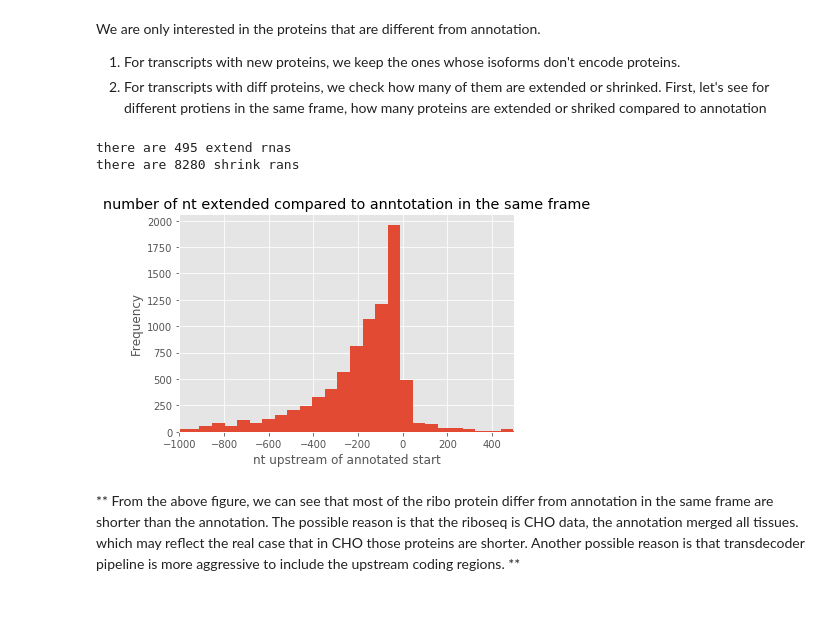
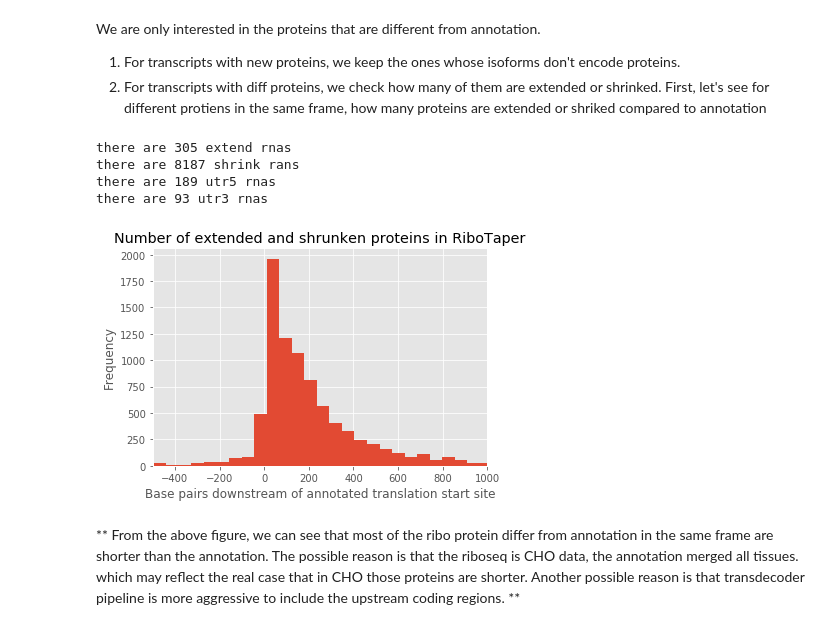
Before and after one commit to LewisLabUCSD/Proteogenomics, a Jupyter notebook: Ribotaper_result_analysis.ipynb, the cells around one changed output. Saved outputs shown, nothing was run; the diff lists cells and outputs as text; code cells hidden in the pictures.

```diff
--- a/Ribotaper_result_analysis.ipynb
+++ b/Ribotaper_result_analysis.ipynb
@@ -21,7 +21,7 @@ ham_gff = pasa_path + '/03_pasa_stringtie.gff3'
 In the RiboTaper result file ORFs_max_filt, the CDS start and stop position is represented using start position of P site, in the downstream analysis it would be easier to change it to the typical position as gff file.
 # %%
 def get_rna_coding_regions(rna_fa):
-    '''this function gets the start and end positions of CDS in rna sequence in the form
+    '''this function gets the start and end positions of CDS relative to rna sequence in the form
     {rna:[cds_s,cds_e]}'''
     rna_dic = SeqIO.index(picr_rna,'fasta')
     cds_s_e_dic = {}
@@ -30,7 +30,9 @@ def get_rna_coding_regions(rna_fa):
         try:
             pos = re.search('(?<=CDS=).+?(?=$)',desp).group(0).split('-')
             pos = [int(p) for p in pos]
-            cds_s_e_dic['-'.join(r.split('_'))] = pos
+            pos[0] -= 1
+#             cds_s_e_dic['-'.join(r.split('_'))] = pos
+            cds_s_e_dic[r] = pos
         except:
             pass
     return cds_s_e_dic
@@ -38,13 +40,13 @@ def get_rna_coding_regions(rna_fa):
 # change anno start and end position to gff format, 1 based
 cds_s_e_dic = get_rna_coding_regions(picr_rna)
 orf_fil_df = pd.read_csv(orf_fil,sep='\t',header=0)
+orf_fil_df['transcript_id'] = orf_fil_df['transcript_id'].map(lambda x: '_'.join(x.split('-')))
 orf_fil_df['annotated_start'] = orf_fil_df['transcript_id'].map(lambda x:
-                        cds_s_e_dic[x][0] if x in cds_s_e_dic else None)
+                        int(cds_s_e_dic[x][0]) if x in cds_s_e_dic else None)
 orf_fil_df['annotated_stop'] = orf_fil_df['transcript_id'].map(lambda x:
-                        cds_s_e_dic[x][1] if x in cds_s_e_dic else None)
+                        int(cds_s_e_dic[x][1]) if x in cds_s_e_dic else None)
 orf_fil_df['stop_pos'] += 2
 orf_fil_df['start_pos'] -= 1
-orf_fil_df['annotated_start'] -= 1
 # %% [markdown]
 Ribotaper doesn't tell which isoforms the reads come from, it reports all the isofroms. eg:
 
@@ -137,21 +145,29 @@ We are only interested in the proteins that are different from annotation.
 2. For transcripts with diff proteins, we check how many of them are extended or shrinked.
 First, let's see for different protiens in the same frame, how many proteins are extended or shriked compared to annotation
 # %%
+plt.rcParams["figure.figsize"] = (6,4)
 uni_diff_sf_rna_df = uni_rna_types[4]
 uni_diff_sf_rna_df['dist']=uni_diff_sf_rna_df['annotated_start']-uni_diff_sf_rna_df['start_pos']
-extend_rnas = uni_diff_sf_rna_df.query('dist>0')
-shrink_rnas = uni_diff_sf_rna_df.query('dist<0')
+extend_rnas = uni_diff_sf_rna_df.query('(dist>0) & (stop_pos>annotated_start)')['transcript_id'].unique().tolist()
+shrink_rnas = uni_diff_sf_rna_df.query('(dist<0) & (start_pos<annotated_stop)')['transcript_id'].unique().tolist()
+uni_sf_utr5_rnas = uni_diff_sf_rna_df.query('(dist>0) & (stop_pos<annotated_start)')['transcript_id'].unique().tolist()
+uni_sf_utr3_rnas = uni_diff_sf_rna_df.query('(dist<0) & (start_pos>annotated_stop)')['transcript_id'].unique().tolist()
 print 'there are',len(extend_rnas),'extend rnas'
 print 'there are',len(shrink_rnas),'shrink rans'
+print 'there are',len(uni_sf_utr5_rnas),'utr5 rnas'
+print 'there are',len(uni_sf_utr3_rnas),'utr3 rnas'
 # plot
-ax = uni_diff_sf_rna_df['dist'].plot(kind='hist',bins=500)
-_ = ax.set_xlim([-1000,500])
-_ = ax.set_title('number of nt extended compared to anntotation in the same frame')
-_ = ax.set_xlabel('nt upstream of annotated start')
+ax = (-uni_diff_sf_rna_df['dist']).plot(kind='hist',bins=500)
+_ = ax.set_xlim([-500,1000])
+_ = ax.set_title('Number of extended and shrunken proteins in RiboTaper')
+_ = ax.set_xlabel('Base pairs downstream of annotated translation start site')
+plt.savefig('/data/shangzhong/ribotaper.jpg',ppi=300)
 # %% [output]
-there are 495 extend rnas
-there are 8280 shrink rans
+there are 305 extend rnas
+there are 8187 shrink rans
+there are 189 utr5 rnas
+there are 93 utr3 rnas
-[figure, old version]
+[figure, new version]
 # %% [markdown]
 ** From the above figure, we can see that most of the ribo protein differ from annotation in the same frame are shorter than the annotation. The possible reason is that the riboseq is CHO data, the annotation merged all tissues. which may reflect the real case that in CHO those proteins are shorter.
 Another possible reason is that transdecoder pipeline is more aggressive to include the upstream coding regions. **
```
Also changed, not shown: parts of 58 cells of this notebook, 23 other files.
